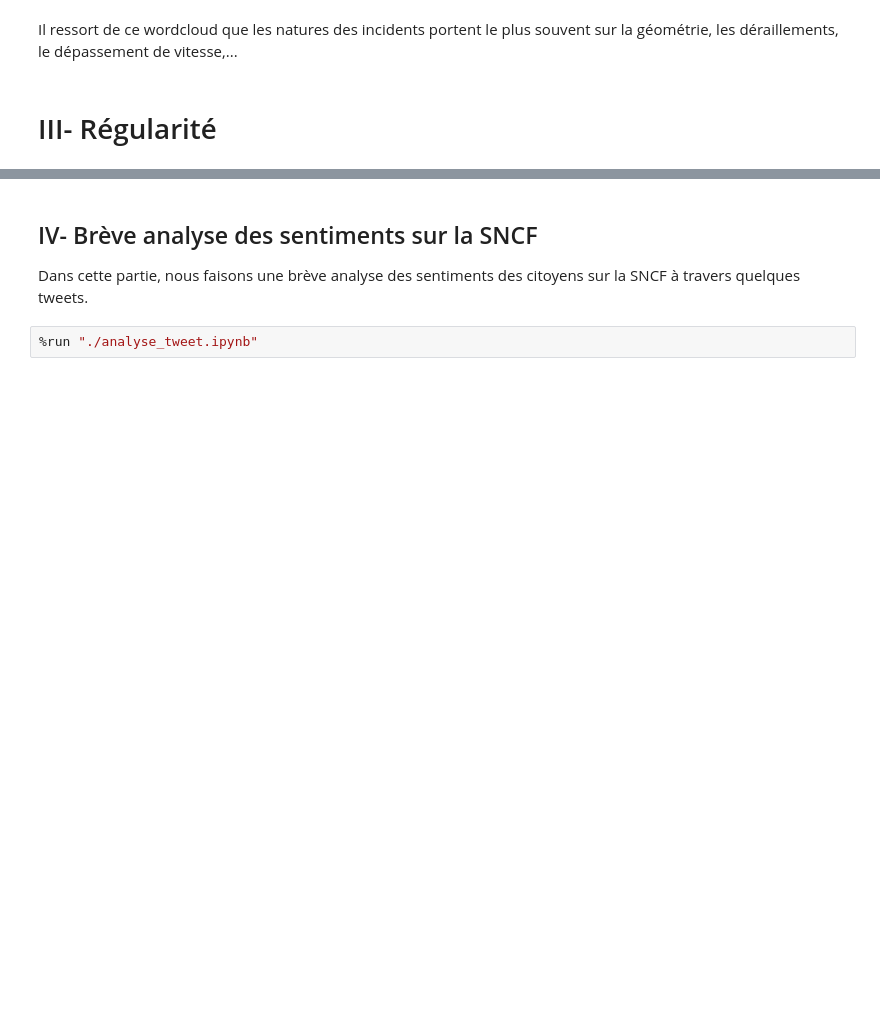
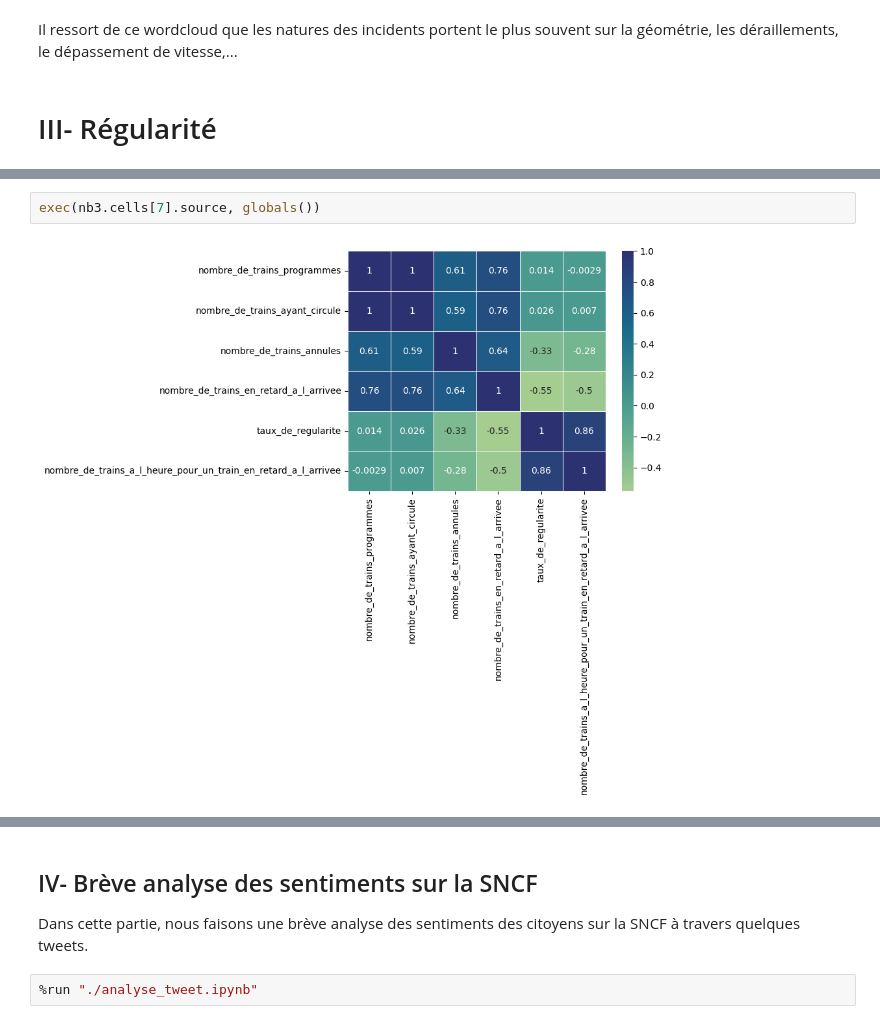
Before and after one commit to gbiaou/Projet_Python_SNCF, a Jupyter notebook: rendu_final.ipynb, the cells around one changed output, grey strips where cells are left out. Cells and saved outputs as stored; diff of their text form; blank space fills up the shorter version.

```diff
--- a/rendu_final.ipynb
+++ b/rendu_final.ipynb
@@ -122,0 +131,4 @@ Yann
+# %%
+exec(nb3.cells[7].source, globals())
+# %% [output]
+[figure, added]
```
Also changed, not shown: parts of 9 cells of this notebook.
